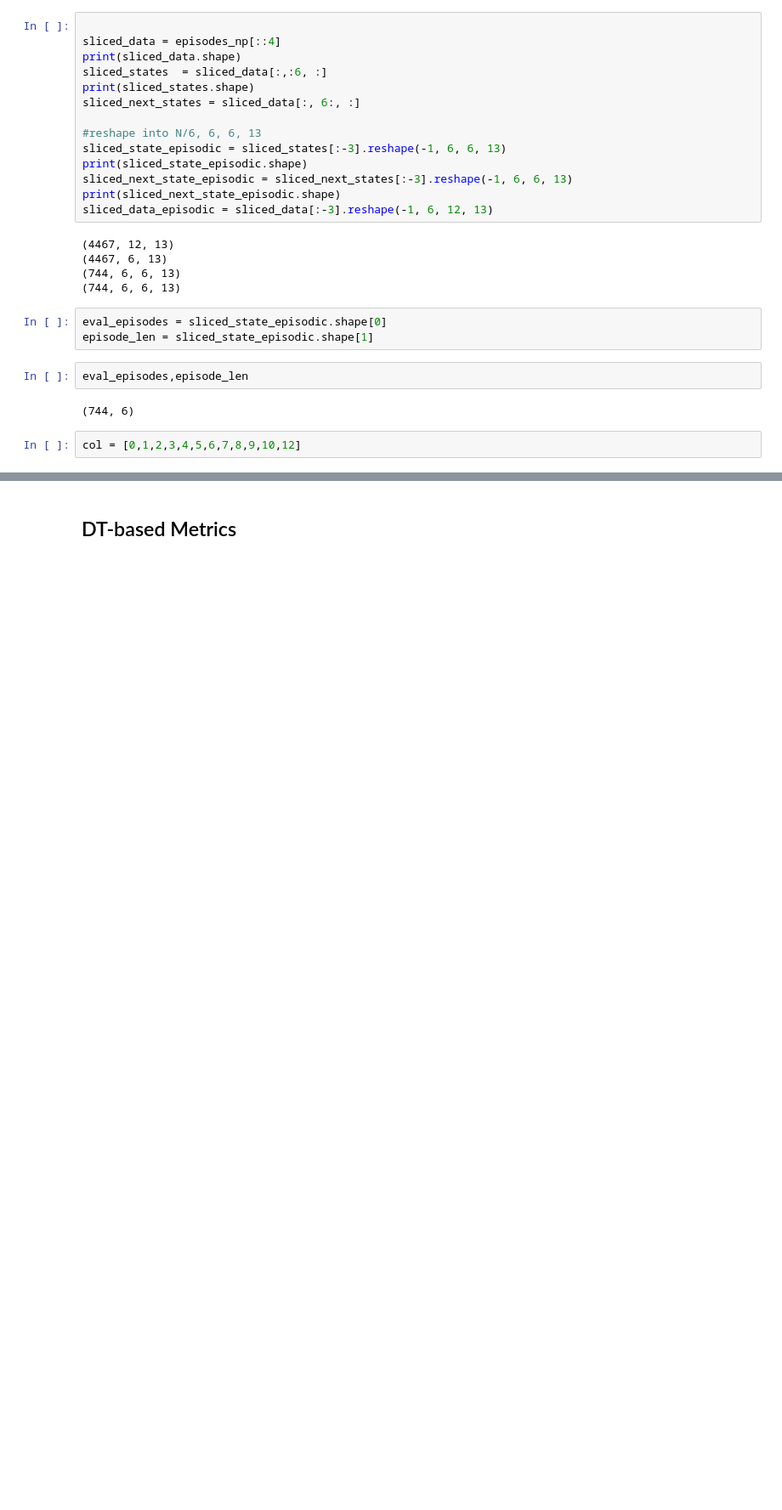
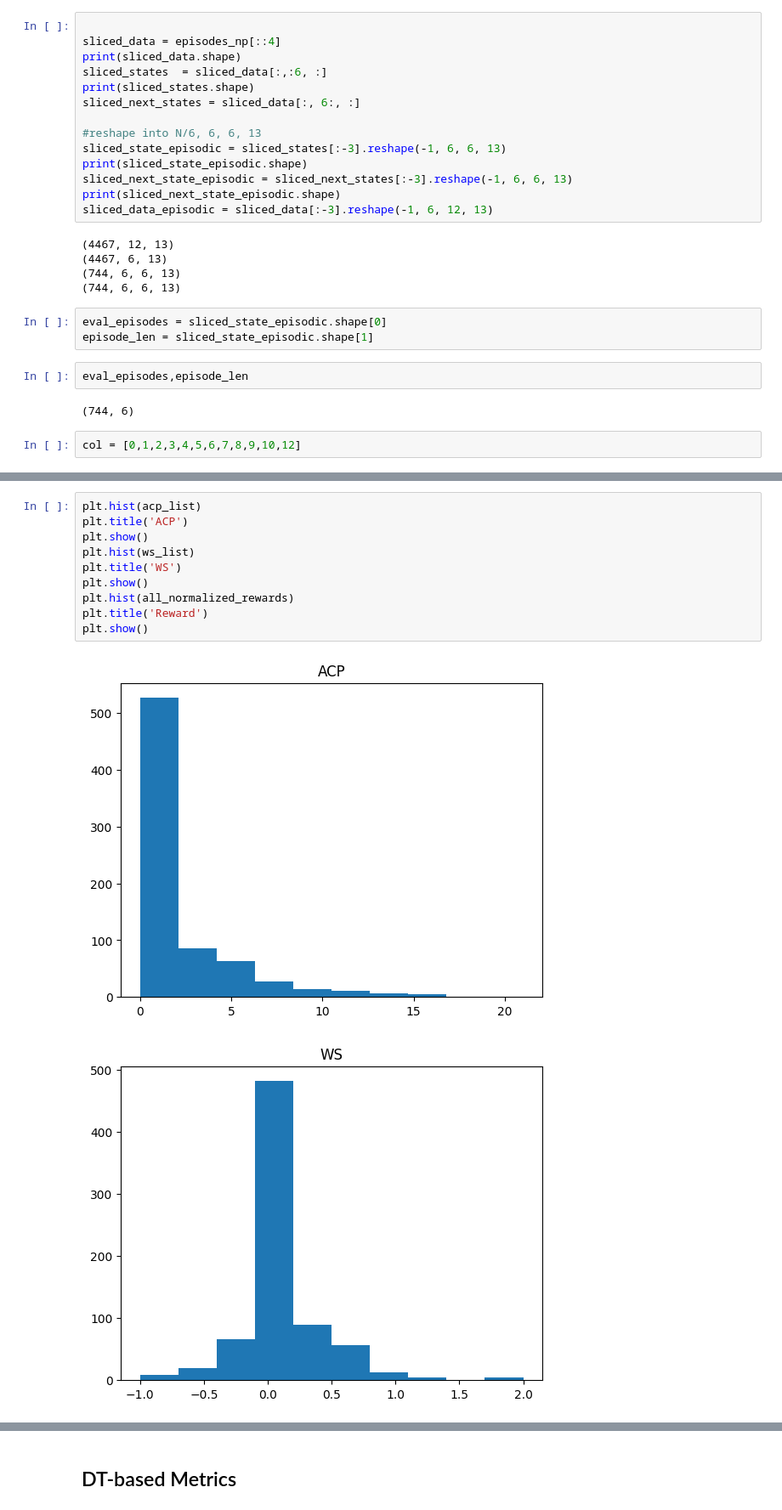
Before and after one commit to aysintumay/noisy_mujoco, a Jupyter notebook: abiomed_env/physician_intermediate_acps.ipynb, the cells around one changed output, grey strips where cells are left out. Shown at 85% size. Cells and saved outputs as stored; diff of their text form; blank space fills up the shorter version.

```diff
--- a/abiomed_env/physician_intermediate_acps.ipynb
+++ b/abiomed_env/physician_intermediate_acps.ipynb
@@ -257,0 +378,13 @@ Mean Weaning Score per episode: 0.0782
+# %%
+plt.hist(acp_list)
+plt.title('ACP')
+plt.show()
+plt.hist(ws_list)
+plt.title('WS')
+plt.show()
+plt.hist(all_normalized_rewards)
+plt.title('Reward')
+plt.show()
+# %% [output]
+[figure, added]
+[figure, added]
```
Also changed, not shown: parts of 10 cells of this notebook, 1 other file.
